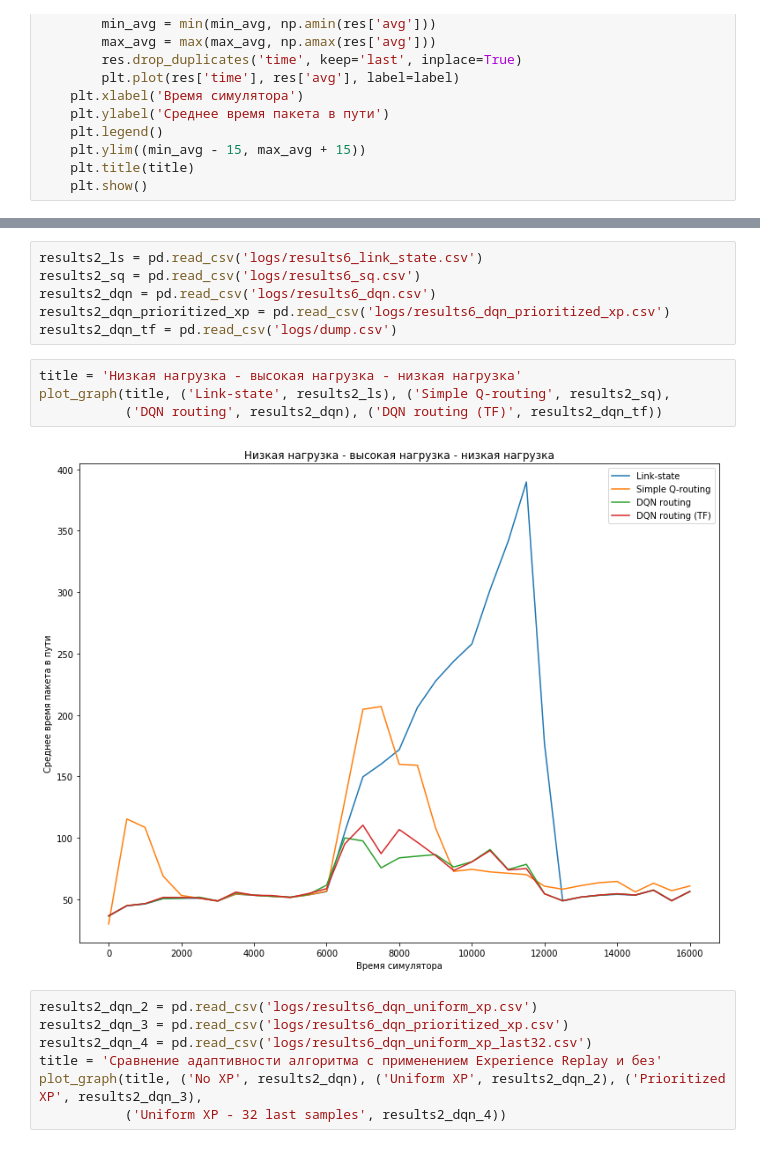
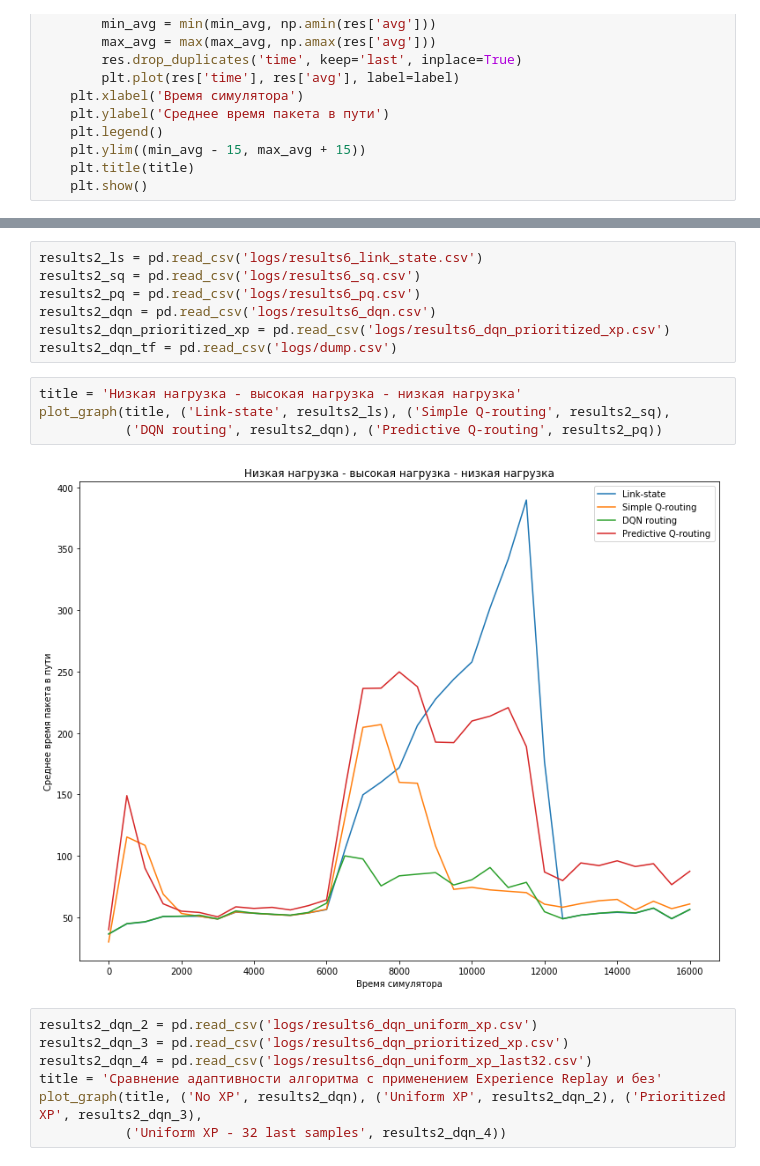
Before and after one commit to flyingleafe/dqnroute, a Jupyter notebook: plot_data.ipynb, the cells around one changed output, grey strips where cells are left out. Saved outputs shown, nothing was run; the diff lists cells and outputs as text.

```diff
--- a/plot_data.ipynb
+++ b/plot_data.ipynb
@@ -48,15 +49,16 @@ plot_graph(title, ('Link-state', results_ls), ('DQN routing', results_dqn), ('Si
 # %%
 results2_ls = pd.read_csv('logs/results6_link_state.csv')
 results2_sq = pd.read_csv('logs/results6_sq.csv')
+results2_pq = pd.read_csv('logs/results6_pq.csv')
 results2_dqn = pd.read_csv('logs/results6_dqn.csv')
 results2_dqn_prioritized_xp = pd.read_csv('logs/results6_dqn_prioritized_xp.csv')
 results2_dqn_tf = pd.read_csv('logs/dump.csv')
 # %%
 title = 'Низкая нагрузка - высокая нагрузка - низкая нагрузка'
 plot_graph(title, ('Link-state', results2_ls), ('Simple Q-routing', results2_sq),
-           ('DQN routing', results2_dqn), ('DQN routing (TF)', results2_dqn_tf))
+           ('DQN routing', results2_dqn), ('Predictive Q-routing', results2_pq))
 # %% [output]
-[figure, old version]
+[figure, new version]
 # %%
 results2_dqn_2 = pd.read_csv('logs/results6_dqn_uniform_xp.csv')
 results2_dqn_3 = pd.read_csv('logs/results6_dqn_prioritized_xp.csv')
```
Also changed, not shown: parts of 2 cells of this notebook, 13 other files.
